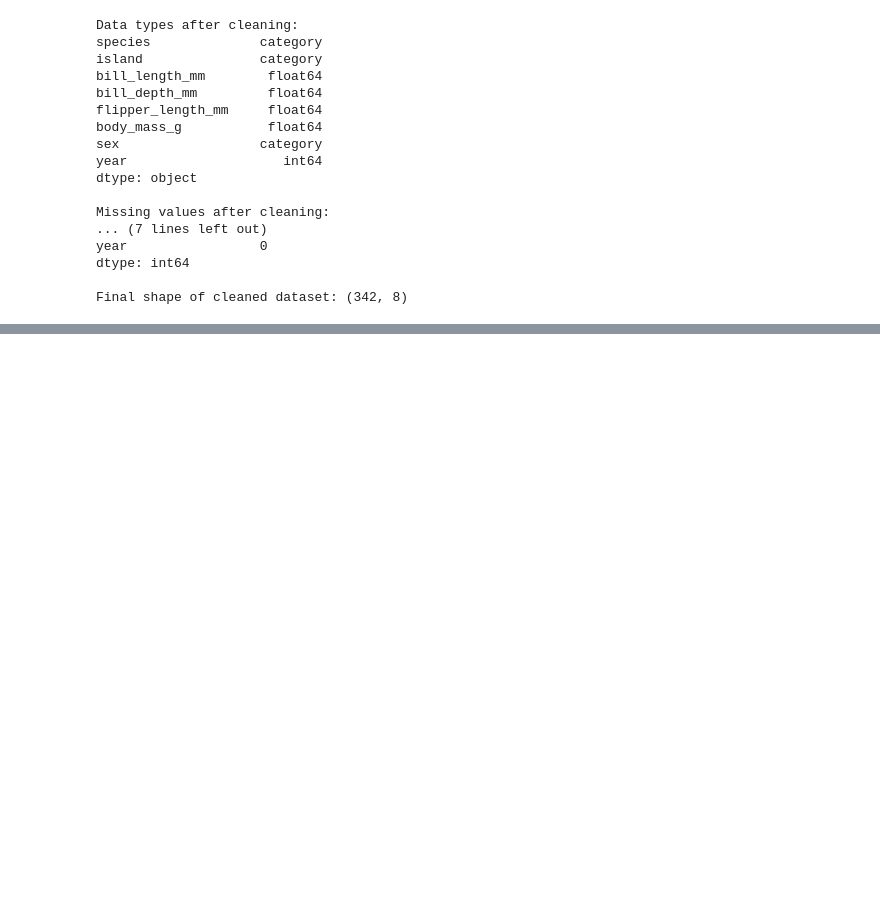
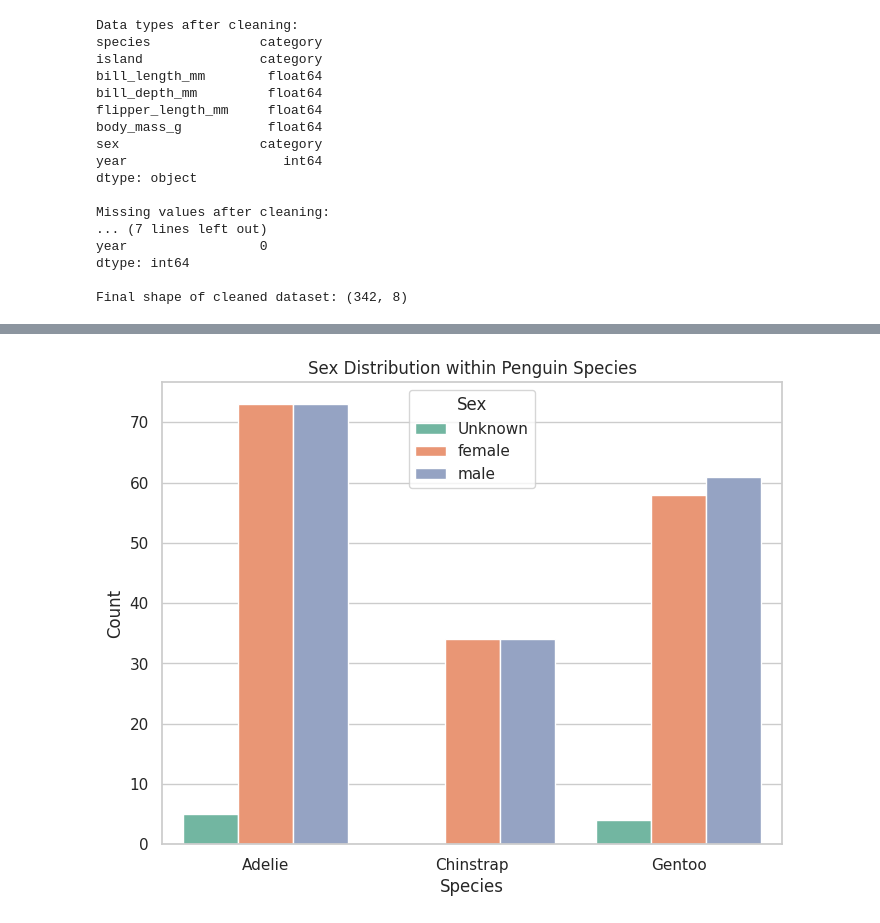
Before and after one commit to mila-klimovich/DI-Bootcamp, a Jupyter notebook: week10/day1/week10miniproject1.ipynb, the cells around one changed output, grey strips where cells are left out. Saved outputs shown, nothing was run; the diff lists cells and outputs as text; code cells hidden in the pictures; blank space fills up the shorter version.

```diff
--- a/week10/day1/week10miniproject1.ipynb
+++ b/week10/day1/week10miniproject1.ipynb
@@ -113,0 +226,22 @@ Final shape of cleaned dataset: (342, 8)
+# %%
+# Create grouped bar chart: sex distribution within each species
+plt.figure(figsize=(8, 6))
+sns.countplot(
+    data=df_cleaned,
+    x='species',
+    hue='sex',
+    palette='Set2'
+)
+
+# Add title and axis labels
+plt.title('Sex Distribution within Penguin Species')
+plt.xlabel('Species')
+plt.ylabel('Count')
+
+# Display the legend
+plt.legend(title='Sex')
+
+# Show the plot
+plt.show()
+# %% [output]
+[figure, added]
```
Also changed, not shown: parts of 11 cells of this notebook.
